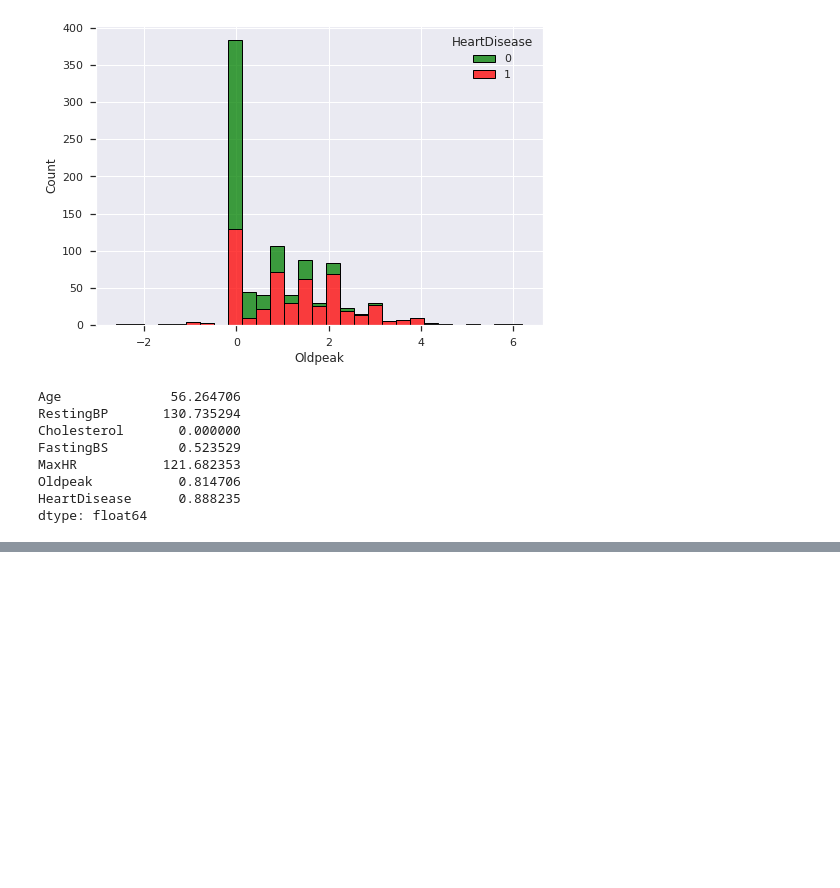
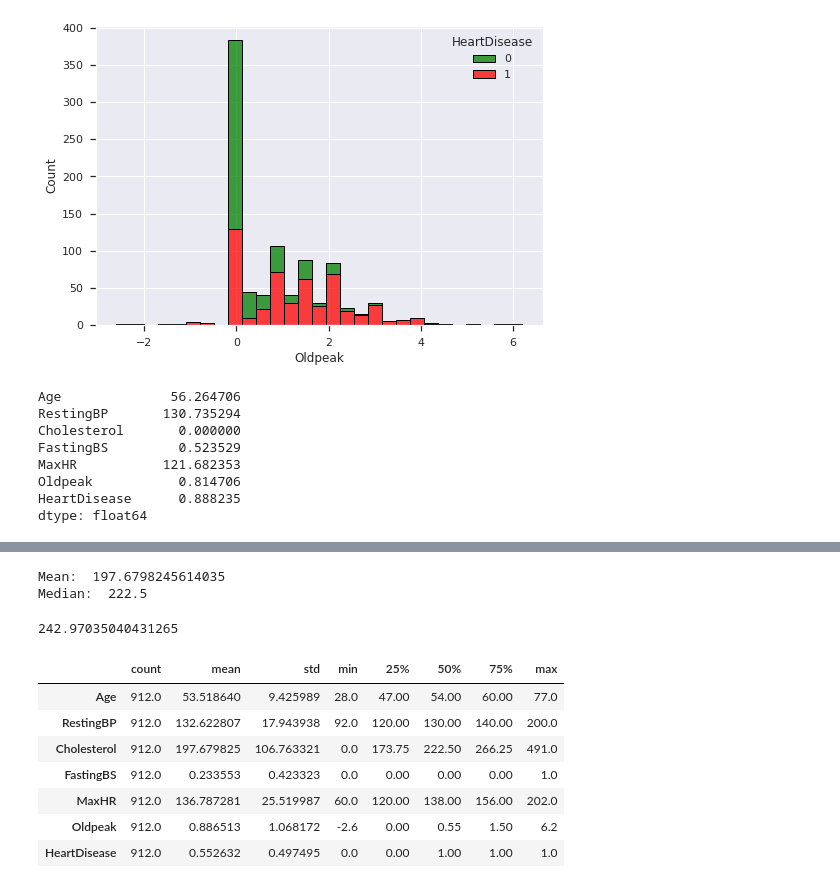
Before and after one commit to pedromartinezleis/ML-Heart-Desease, a Jupyter notebook: Notebooks/JP_Cleaning.ipynb, the cells around one changed output, grey strips where cells are left out. Saved outputs shown, nothing was run; the diff lists cells and outputs as text; code cells hidden in the pictures; blank space fills up the shorter version.

```diff
--- a/Notebooks/JP_Cleaning.ipynb
+++ b/Notebooks/JP_Cleaning.ipynb
@@ -250,0 +262,21 @@ dtype: float64
+# %%
+print('Mean: ',df['Cholesterol'].mean())
+print('Median: ',df['Cholesterol'].median())
+# %% [output]
+Mean:  197.6798245614035
+Median:  222.5
+# %%
+df[df['Cholesterol']>0].Cholesterol.mean()
+# %% [output]
+242.97035040431265
+# %%
+df.describe().T
+# %% [output]
+|  | count | mean | std | min | 25% | 50% | 75% | max |
+| Age | 912.0 | 53.518640 | 9.425989 | 28.0 | 47.00 | 54.00 | 60.00 | 77.0 |
+| RestingBP | 912.0 | 132.622807 | 17.943938 | 92.0 | 120.00 | 130.00 | 140.00 | 200.0 |
+| Cholesterol | 912.0 | 197.679825 | 106.763321 | 0.0 | 173.75 | 222.50 | 266.25 | 491.0 |
+| FastingBS | 912.0 | 0.233553 | 0.423323 | 0.0 | 0.00 | 0.00 | 0.00 | 1.0 |
+| MaxHR | 912.0 | 136.787281 | 25.519987 | 60.0 | 120.00 | 138.00 | 156.00 | 202.0 |
+| Oldpeak | 912.0 | 0.886513 | 1.068172 | -2.6 | 0.00 | 0.55 | 1.50 | 6.2 |
+| HeartDisease | 912.0 | 0.552632 | 0.497495 | 0.0 | 0.00 | 1.00 | 1.00 | 1.0 |
```
Also changed, not shown: parts of 3 cells of this notebook.
